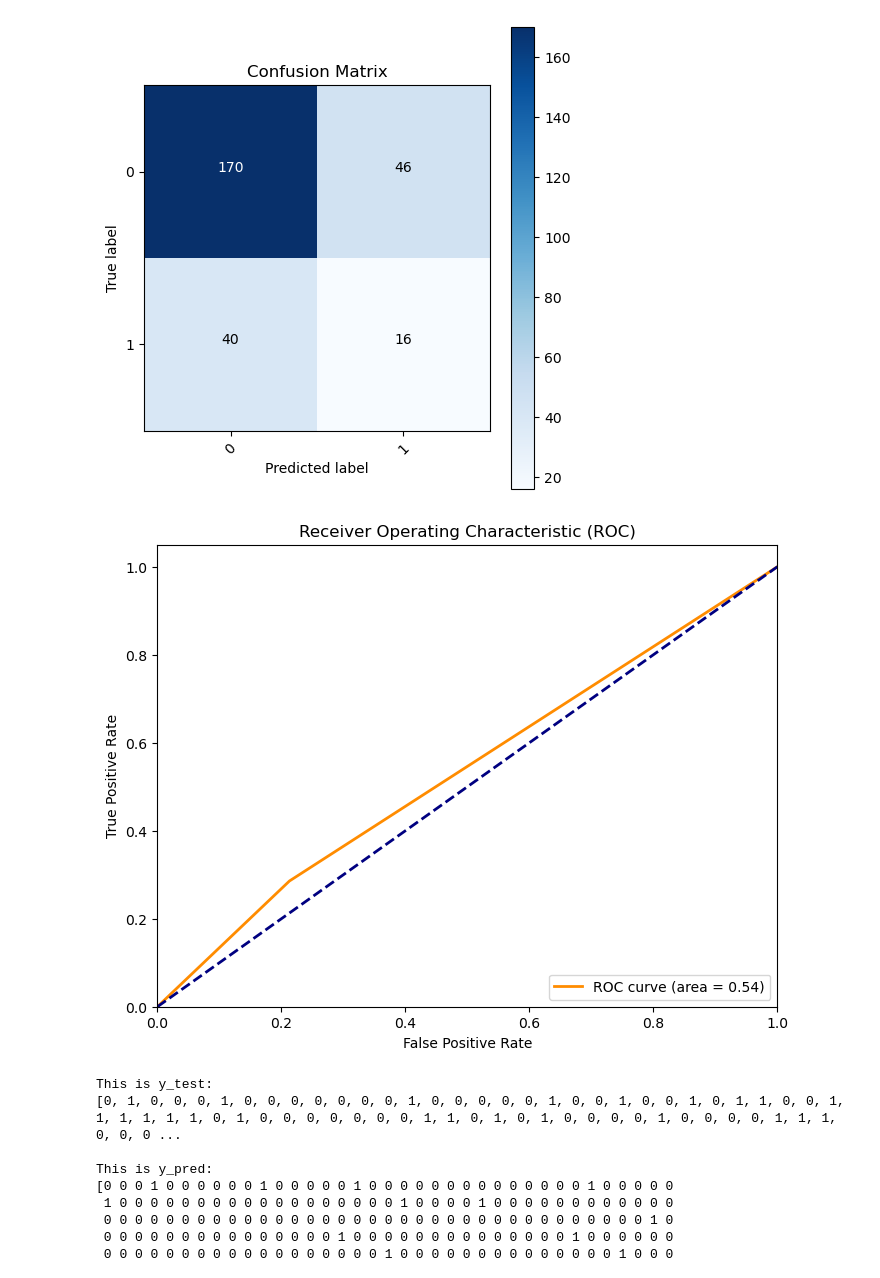
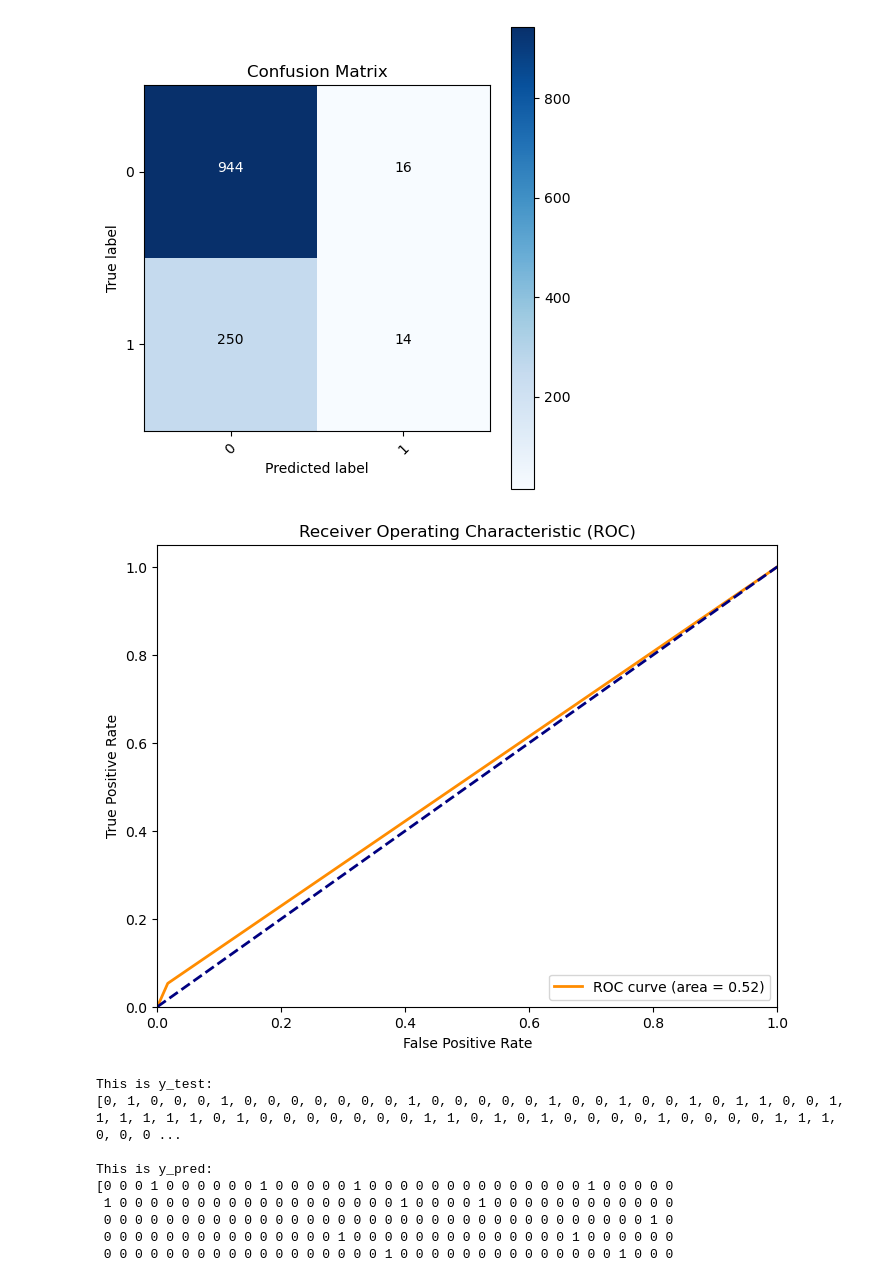
Before and after one commit to giovannie-marrero/Tesina-2023, a Jupyter notebook: Tesina2023.ipynb, the cells around one changed output. Saved outputs shown, nothing was run; the diff lists cells and outputs as text; code cells hidden in the pictures.

```diff
--- a/Tesina2023.ipynb
+++ b/Tesina2023.ipynb
@@ -206,7 +206,7 @@ target = [0 if item == 'N' else 1 if item == 'Y' else item for item in target]
 #target = pd.get_dummies(target, columns=['dropout'], drop_first=True)
 
 #Training and testing set
-X_train, X_test, y_train, y_test = train_test_split(features, target, test_size=0.2, random_state=50)
+X_train, X_test, y_train, y_test = train_test_split(features, target, test_size=0.9, random_state=50)
 
 # Train the Logistic Regression Model
 model = LogisticRegression()
@@ -224,7 +224,7 @@ print()
 
 #Calculate the accuracy, precision and recall of the model
 accuracy = accuracy_score(y_test, y_pred)
-print(f'Accuracy: {accuracy2 * 100:.2f}%')
+print(f'Accuracy: {accuracy * 100:.2f}%')
 print()
 precision = precision_score(y_test, y_pred)
 print(f"Precision: {precision: .2f}")
@@ -278,5 +278,5 @@ P(Y=1) = 1 / (1 + e^(-(0.06135034619497988 +  + 0.0888*gender_M + -0.0195*prog_c
-[figure, old version]
+[figure, new version]
-[figure, old version]
+[figure, new version]
 # %%
 import pandas as pd
 import random
```
Also changed, not shown: parts of 1 cell of this notebook, 1 other file.
